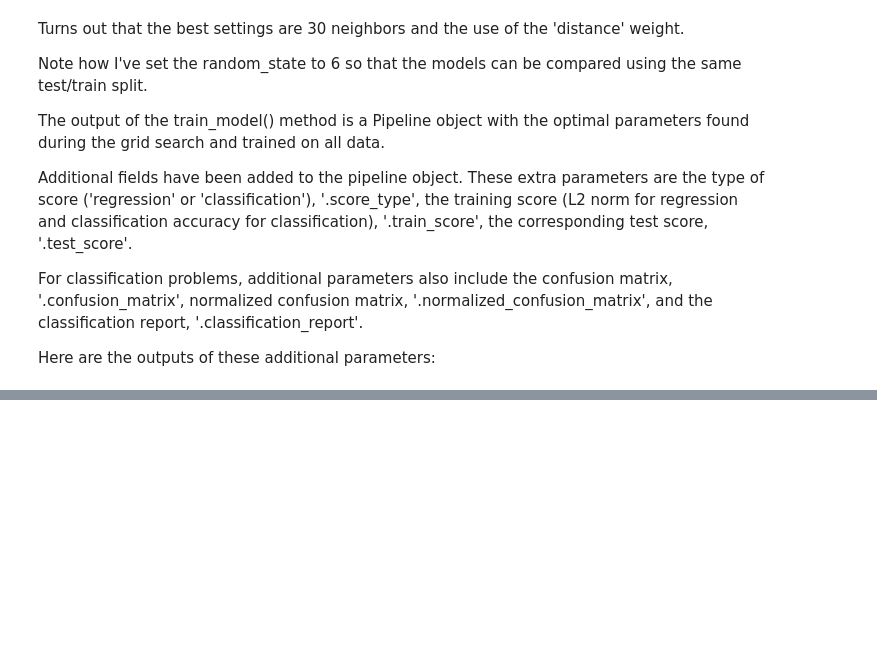
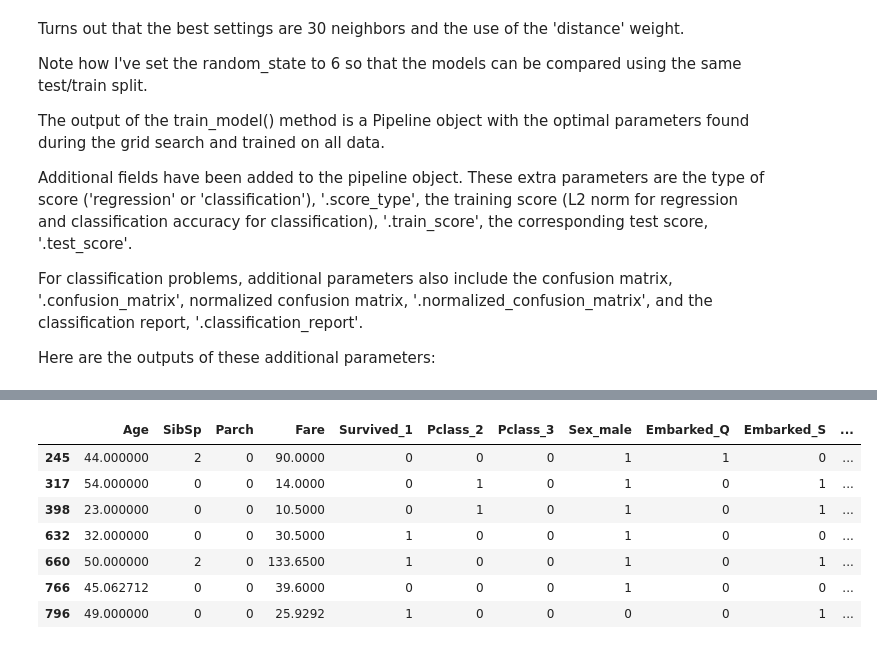
Before and after one commit to JaggedParadigm/pyplearnr, a Jupyter notebook: data_science_lib_demo.ipynb, the cells around one changed output, grey strips where cells are left out. Saved outputs shown, nothing was run; the diff lists cells and outputs as text; code cells hidden in the pictures; blank space fills up the shorter version.

```diff
--- a/data_science_lib_demo.ipynb
+++ b/data_science_lib_demo.ipynb
@@ -35,0 +36,11 @@ Thus, there is no missing data.
+# %%
+simulation_df = df.copy()
+
+categorical_features = ['Survived','Pclass','Sex','Embarked','Title']
+
+for feature in categorical_features:
+    simulation_df[feature] = simulation_df[feature].astype('category')
+
+simulation_df.info()
+
+# df["A"].astype('category')
@@ -1525,0 +868,11 @@ print conf_mat_pipe
+# %%
+simulation_df[simulation_df['Title_Dr']==1]
+# %% [output]
+|  | Age | SibSp | Parch | Fare | Survived_1 | Pclass_2 | Pclass_3 | Sex_male | Embarked_Q | Embarked_S | ... |
+| 245 | 44.000000 | 2 | 0 | 90.0000 | 0 | 0 | 0 | 1 | 1 | 0 | ... |
+| 317 | 54.000000 | 0 | 0 | 14.0000 | 0 | 1 | 0 | 1 | 0 | 1 | ... |
+| 398 | 23.000000 | 0 | 0 | 10.5000 | 0 | 1 | 0 | 1 | 0 | 1 | ... |
+| 632 | 32.000000 | 0 | 0 | 30.5000 | 1 | 0 | 0 | 1 | 0 | 0 | ... |
+| 660 | 50.000000 | 2 | 0 | 133.6500 | 1 | 0 | 0 | 1 | 0 | 1 | ... |
+| 766 | 45.062712 | 0 | 0 | 39.6000 | 0 | 0 | 0 | 1 | 0 | 0 | ... |
+| 796 | 49.000000 | 0 | 0 | 25.9292 | 1 | 0 | 0 | 0 | 0 | 1 | ... |
```
Also changed, not shown: parts of 121 cells of this notebook, 2 other files.
